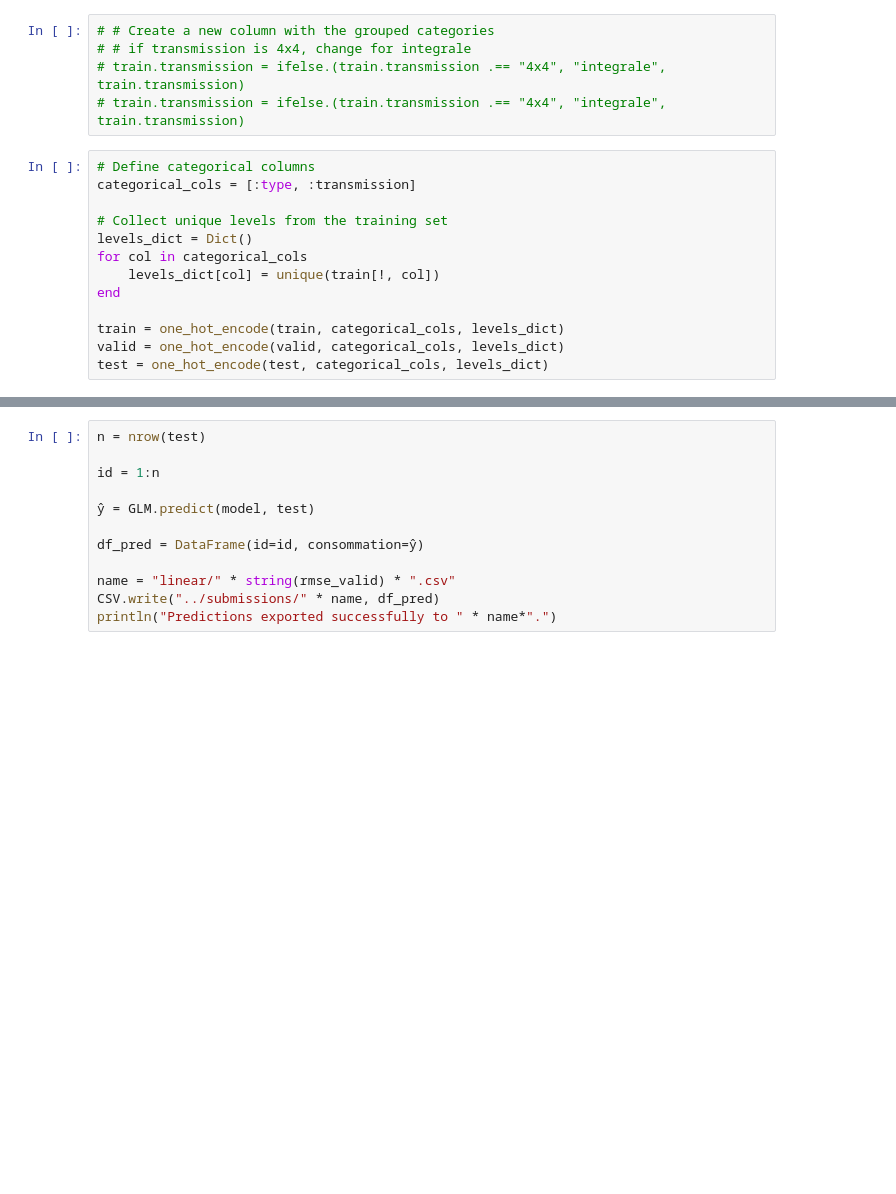
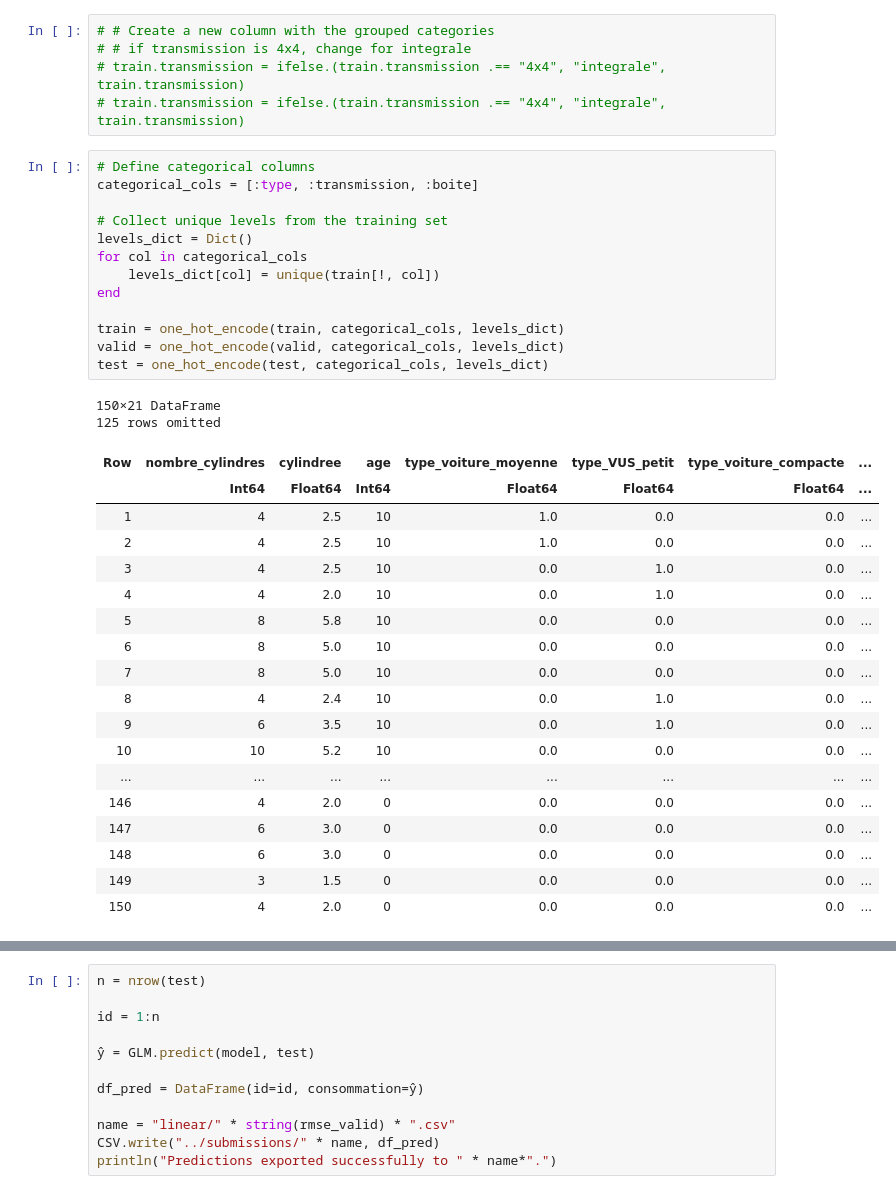
Before and after one commit to Colavita/Prediction-consommation-carburant, a Jupyter notebook: notebooks/projet_equipe_R.ipynb, the cells around one changed output, grey strips where cells are left out. Saved outputs shown, nothing was run; the diff lists cells and outputs as text; blank space fills up the shorter version.

```diff
--- a/notebooks/projet_equipe_R.ipynb
+++ b/notebooks/projet_equipe_R.ipynb
@@ -657,17 +826,38 @@ end
 # train.transmission = ifelse.(train.transmission .== "4x4", "integrale", train.transmission)
 # %%
 # Define categorical columns
-categorical_cols = [:type, :transmission]
+categorical_cols = [:type, :transmission, :boite]
 
 # Collect unique levels from the training set
 levels_dict = Dict()
 for col in categorical_cols
     levels_dict[col] = unique(train[!, col])
 end
 
 train = one_hot_encode(train, categorical_cols, levels_dict)
 valid = one_hot_encode(valid, categorical_cols, levels_dict)
 test = one_hot_encode(test, categorical_cols, levels_dict)
+# %% [output]
+150×21 DataFrame
+125 rows omitted
+| Row | nombre_cylindres | cylindree | age | type_voiture_moyenne | type_VUS_petit | type_voiture_compacte | ... |
+|  | Int64 | Float64 | Int64 | Float64 | Float64 | Float64 | ... |
+| 1 | 4 | 2.5 | 10 | 1.0 | 0.0 | 0.0 | ... |
+| 2 | 4 | 2.5 | 10 | 1.0 | 0.0 | 0.0 | ... |
+| 3 | 4 | 2.5 | 10 | 0.0 | 1.0 | 0.0 | ... |
+| 4 | 4 | 2.0 | 10 | 0.0 | 1.0 | 0.0 | ... |
+| 5 | 8 | 5.8 | 10 | 0.0 | 0.0 | 0.0 | ... |
+| 6 | 8 | 5.0 | 10 | 0.0 | 0.0 | 0.0 | ... |
+| 7 | 8 | 5.0 | 10 | 0.0 | 0.0 | 0.0 | ... |
+| 8 | 4 | 2.4 | 10 | 0.0 | 1.0 | 0.0 | ... |
+| 9 | 6 | 3.5 | 10 | 0.0 | 1.0 | 0.0 | ... |
+| 10 | 10 | 5.2 | 10 | 0.0 | 0.0 | 0.0 | ... |
+| ... | ... | ... | ... | ... | ... | ... | ... |
+| 146 | 4 | 2.0 | 0 | 0.0 | 0.0 | 0.0 | ... |
+| 147 | 6 | 3.0 | 0 | 0.0 | 0.0 | 0.0 | ... |
+| 148 | 6 | 3.0 | 0 | 0.0 | 0.0 | 0.0 | ... |
+| 149 | 3 | 1.5 | 0 | 0.0 | 0.0 | 0.0 | ... |
+| 150 | 4 | 2.0 | 0 | 0.0 | 0.0 | 0.0 | ... |
 # %%
 # normalize the data
 function standardizer(X, means, stds)
```
Also changed, not shown: parts of 35 cells of this notebook.
